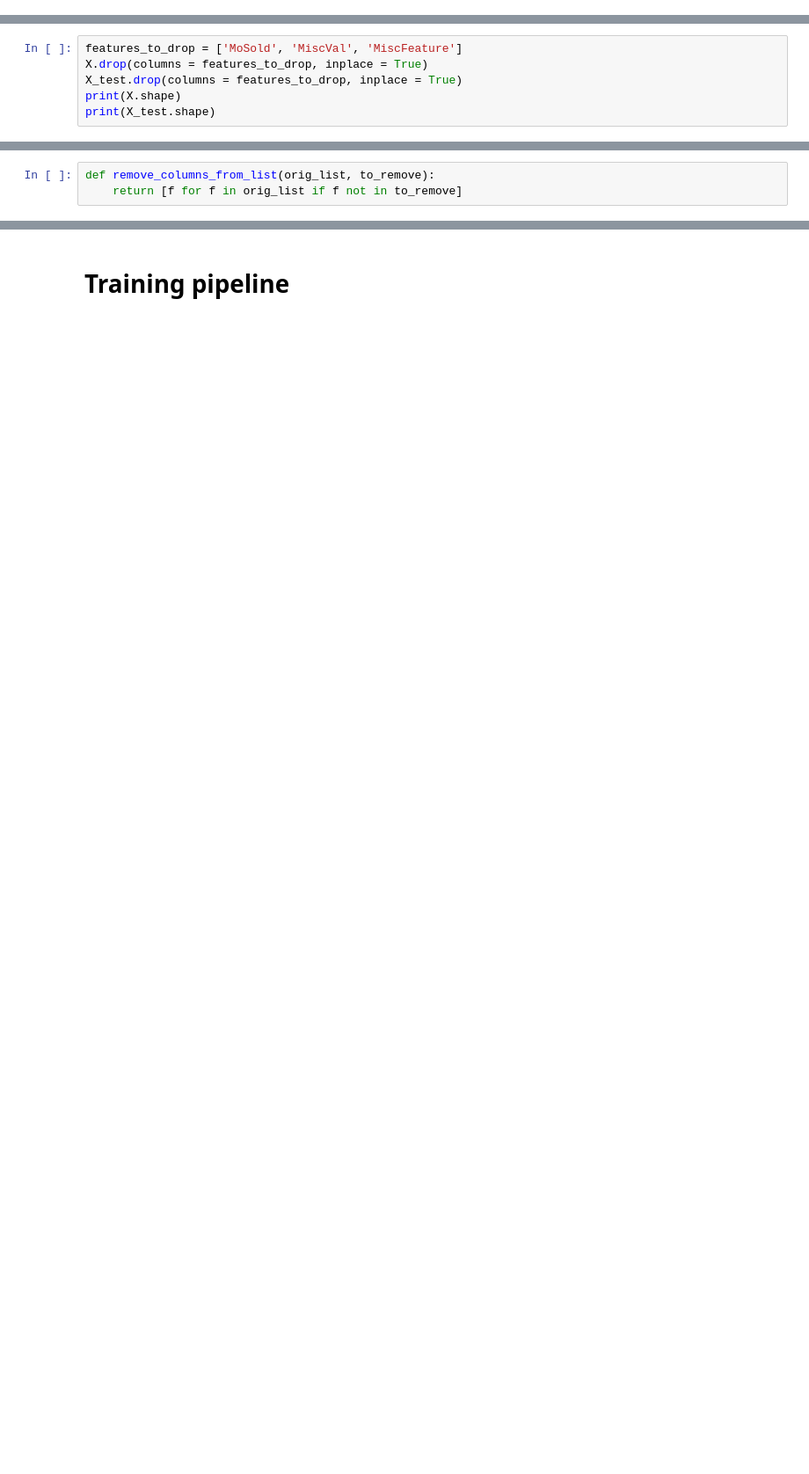
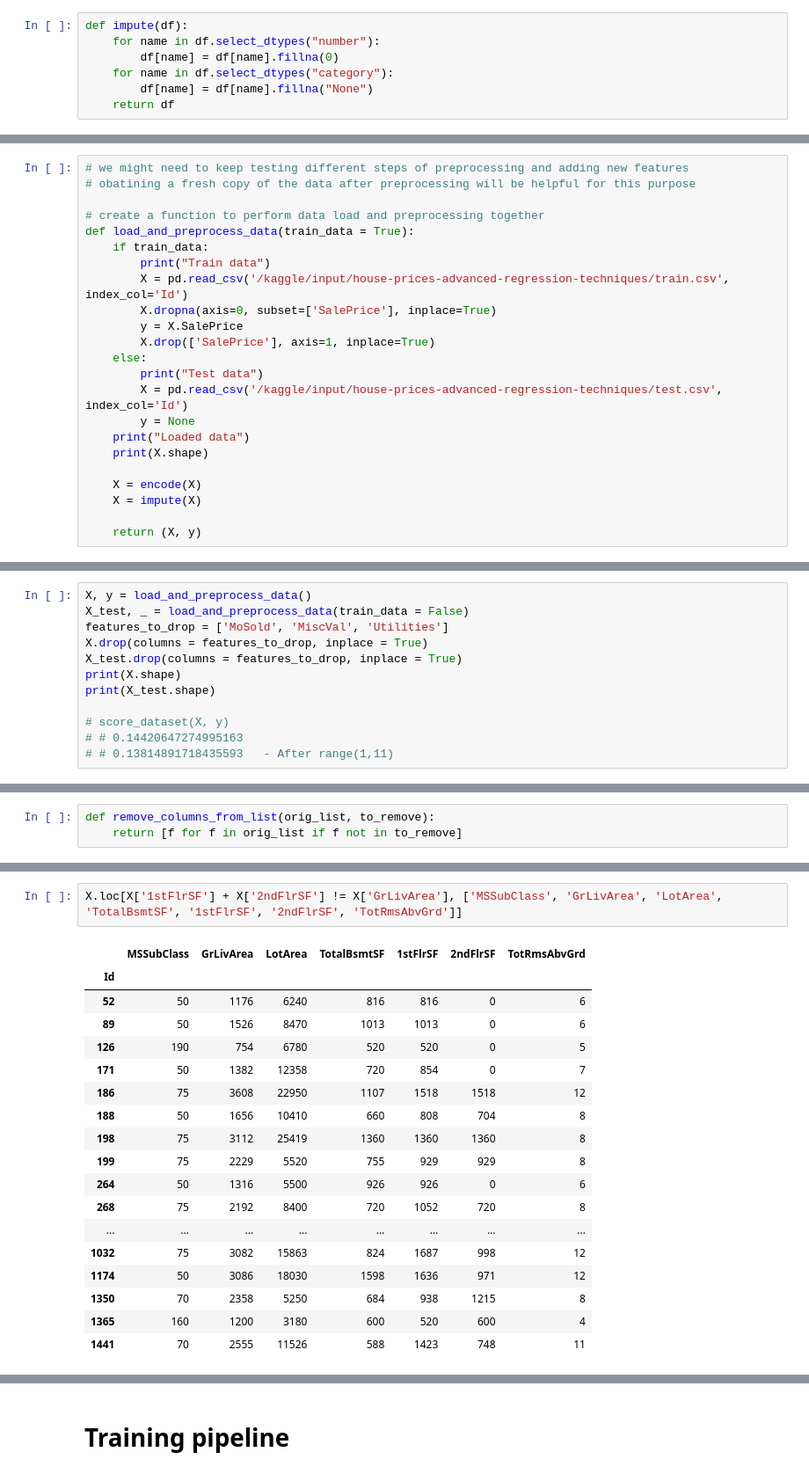
Before and after one commit to abhivij/housing_price_prediction, a Jupyter notebook: housing-price-prediction-part-2.ipynb, the cells around one changed output, grey strips where cells are left out. Shown at 88% size. Drawn from its saved outputs; the diff is of its cells as text; blank space fills up the shorter version.

```diff
--- a/housing-price-prediction-part-2.ipynb
+++ b/housing-price-prediction-part-2.ipynb
@@ -132,3 +134,10 @@ X_test = encode(X_test)
 46 + 33 = 79
 
 As expected 79 total features
+# %%
+def impute(df):
+    for name in df.select_dtypes("number"):
+        df[name] = df[name].fillna(0)
+    for name in df.select_dtypes("category"):
+        df[name] = df[name].fillna("None")
+    return df
@@ -134,0 +146,23 @@ As expected 79 total features
+# %%
+# we might need to keep testing different steps of preprocessing and adding new features
+# obatining a fresh copy of the data after preprocessing will be helpful for this purpose
+
+# create a function to perform data load and preprocessing together
+def load_and_preprocess_data(train_data = True):
+    if train_data:
+        print("Train data")
+        X = pd.read_csv('/kaggle/input/house-prices-advanced-regression-techniques/train.csv', index_col='Id')
+        X.dropna(axis=0, subset=['SalePrice'], inplace=True)
+        y = X.SalePrice
+        X.drop(['SalePrice'], axis=1, inplace=True)
+    else:
+        print("Test data")
+        X = pd.read_csv('/kaggle/input/house-prices-advanced-regression-techniques/test.csv', index_col='Id')
+        y = None
+    print("Loaded data")
+    print(X.shape)
+
+    X = encode(X)
+    X = impute(X)
+
+    return (X, y)
@@ -229,7 +305,13 @@ Lets remove MoSold, MiscVal and MiscFeature
 # %%
-features_to_drop = ['MoSold', 'MiscVal', 'MiscFeature']
+X, y = load_and_preprocess_data()
+X_test, _ = load_and_preprocess_data(train_data = False)
+features_to_drop = ['MoSold', 'MiscVal', 'Utilities']
 X.drop(columns = features_to_drop, inplace = True)
 X_test.drop(columns = features_to_drop, inplace = True)
 print(X.shape)
 print(X_test.shape)
+
+# score_dataset(X, y)
+# # 0.14420647274995163
+# # 0.13814891718435593   - After range(1,11)
 # %% [output]
@@ -277,0 +475,21 @@ print(len(numerical_cols))
+# %%
+X.loc[X['1stFlrSF'] + X['2ndFlrSF'] != X['GrLivArea'], ['MSSubClass', 'GrLivArea', 'LotArea', 'TotalBsmtSF', '1stFlrSF', '2ndFlrSF', 'TotRmsAbvGrd']]
+# %% [output]
+|  | MSSubClass | GrLivArea | LotArea | TotalBsmtSF | 1stFlrSF | 2ndFlrSF | TotRmsAbvGrd |
+| Id |  |  |  |  |  |  |  |
+| 52 | 50 | 1176 | 6240 | 816 | 816 | 0 | 6 |
+| 89 | 50 | 1526 | 8470 | 1013 | 1013 | 0 | 6 |
+| 126 | 190 | 754 | 6780 | 520 | 520 | 0 | 5 |
+| 171 | 50 | 1382 | 12358 | 720 | 854 | 0 | 7 |
+| 186 | 75 | 3608 | 22950 | 1107 | 1518 | 1518 | 12 |
+| 188 | 50 | 1656 | 10410 | 660 | 808 | 704 | 8 |
+| 198 | 75 | 3112 | 25419 | 1360 | 1360 | 1360 | 8 |
+| 199 | 75 | 2229 | 5520 | 755 | 929 | 929 | 8 |
+| 264 | 50 | 1316 | 5500 | 926 | 926 | 0 | 6 |
+| 268 | 75 | 2192 | 8400 | 720 | 1052 | 720 | 8 |
+| ... | ... | ... | ... | ... | ... | ... | ... |
+| 1032 | 75 | 3082 | 15863 | 824 | 1687 | 998 | 12 |
+| 1174 | 50 | 3086 | 18030 | 1598 | 1636 | 971 | 12 |
+| 1350 | 70 | 2358 | 5250 | 684 | 938 | 1215 | 8 |
+| 1365 | 160 | 1200 | 3180 | 600 | 520 | 600 | 4 |
+| 1441 | 70 | 2555 | 11526 | 588 | 1423 | 748 | 11 |
```
Also changed, not shown: parts of 35 cells of this notebook.
